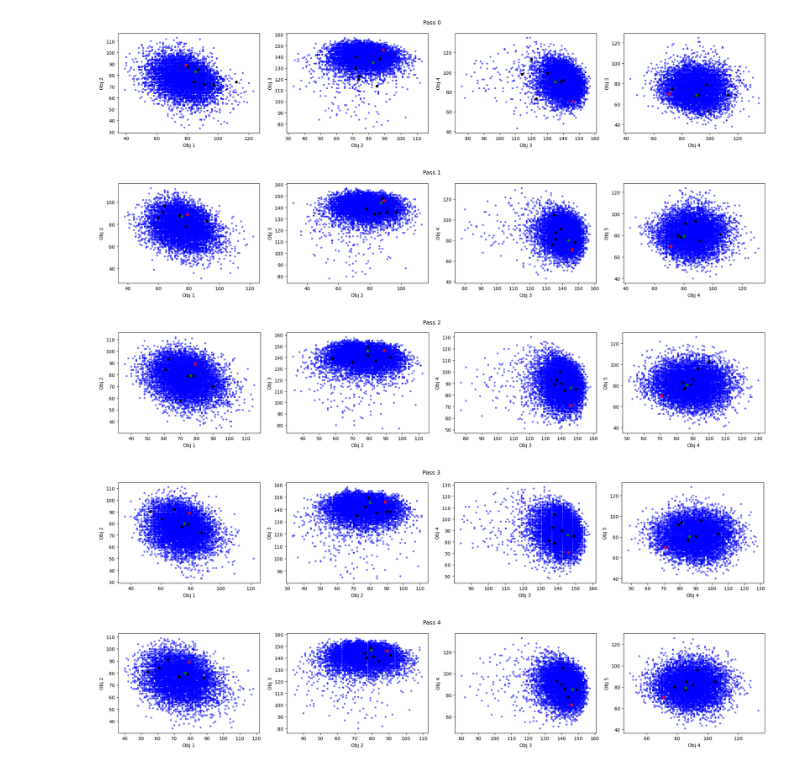
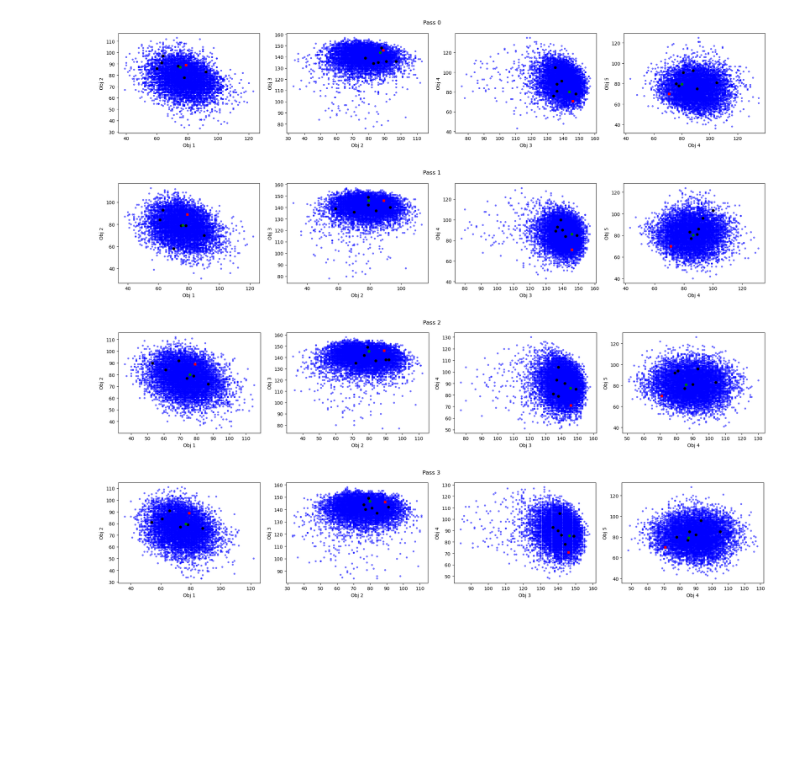
Before and after one commit to rameshsrinivasanuci/multiobjective, a Jupyter notebook: stimulate_human_guided_eda.ipynb, the cells around one changed output. Saved outputs shown, nothing was run; the diff lists cells and outputs as text; code cells hidden in the pictures; blank space fills up the shorter version.

```diff
--- a/stimulate_human_guided_eda.ipynb
+++ b/stimulate_human_guided_eda.ipynb
@@ -217,18 +288,20 @@ with open('data/eda_results/history_90bestother_weighted_2.pkl', 'wb') as f:
 100_best_2 : [76, 87, 92, 106, 82]
 # %%
-# with open('data/eda_results/history_90bestother_best.pkl', 'rb') as f:
-#     history = pickle.load(f)
-# ref_sol = np.array([79, 89, 146, 71, 70])
+max_passes = 5
+with open('data/eda_results/history_90bestother_weighted.pkl', 'rb') as f:
+    history = pickle.load(f)
+ref_sol = np.array([79, 89, 146, 71, 70])
+selected_sols_list = []
 aspi_sol_list = []
-selected_sols_list = []
-
-aspi_sol_list = []
+pf_dense_list = []
 for i in range(max_passes):
     history_pass = history[i]
     aspi_sol = history_pass['aspi_solution']
     aspi_sol_list.append(aspi_sol)
     selected_sols = history_pass['selected_solutions']
     selected_sols_list.append(selected_sols)
+    # pf_dense = history_pass['pf_dense']
+    # pf_dense_list.append(pf_dense)
 
     print(np.linalg.norm(aspi_sol - ref_sol))
 # %% [output]
@@ -264,8 +396,8 @@ for i in range(max_passes):
 # %%
 from matplotlib import pyplot as plt
 
-for i in range(max_passes):
-    with open(f'data/eda_results/eda_human_pass{i}_90bestother_weighted_2.pkl', 'rb') as f:
+for i in range(max_passes-1):
+    with open(f'data/eda_results/eda_human_pass{i}_90bestother_weighted.pkl', 'rb') as f:
         results = pickle.load(f)
 
     pf = results["converged_pf_table"][-1]
@@ -278,52 +410,55 @@ for i in range(max_passes):
 
     # ax0.plot(pf_actual[:, 3], pf_actual[:, 0], 'go', alpha=0.5, markersize=3)
     ax0.plot(pf[:, 0], pf[:, 1], 'bo', alpha=0.5, markersize=3)
+    # ax0.plot(pf_dense_list[i+1][:, 0], pf_dense_list[i+1][:, 1], 'ro', alpha=0.5, markersize=3)
     ax0.plot(ref_sol[0], ref_sol[1], 'rs', alpha=1, markersize=5)
-    ax0.plot(selected_sols_list[i][:, 0], selected_sols_list[i][:, 1], 'ko', alpha=1, markersize=5)
-    ax0.plot(aspi_sol_list[i][0], aspi_sol_list[i][1], 'go', alpha=1, markersize=5)
+    ax0.plot(selected_sols_list[i+1][:, 0], selected_sols_list[i+1][:, 1], 'ko', alpha=1, markersize=5)
+    ax0.plot(aspi_sol_list[i+1][0], aspi_sol_list[i+1][1], 'go', alpha=1, markersize=5)
     ax0.set_xlabel('Obj 1')
     ax0.set_ylabel('Obj 2')
     # ax0.set_ylim(30, 120)
     # ax0.set_xlim(35, 125)
 
     # ax1.plot(pf_actual[:, 3], pf_actual[:, 1], 'go', alpha=0.5, markersize=3)
     ax1.plot(pf[:, 1], pf[:, 2], 'bo', alpha=0.5, markersize=3)
+    # ax1.plot(pf_dense_list[i+1][:, 1], pf_dense_list[i+1][:, 2], 'ro', alpha=0.5, markersize=3)
     ax1.plot(ref_sol[1], ref_sol[2], 'rs', alpha=1, markersize=5)
-    ax1.plot(selected_sols_list[i][:, 1], selected_sols_list[i][:, 2], 'ko', alpha=1, markersize=5)
-    ax1.plot(aspi_sol_list[i][1], aspi_sol_list[i][2], 'go', alpha=1, markersize=5)
+    ax1.plot(selected_sols_list[i+1][:, 1], selected_sols_list[i+1][:, 2], 'ko', alpha=1, markersize=5)
+    ax1.plot(aspi_sol_list[i+1][1], aspi_sol_list[i+1][2], 'go', alpha=1, markersize=5)
     ax1.set_xlabel('Obj 2')
     ax1.set_ylabel('Obj 3')
     # ax1.set_ylim(75, 160)
     # ax1.set_xlim(25, 120)
 
     # ax2.plot(pf_actual[:, 3], pf_actual[:, 2], 'go', alpha=0.5, markersize=3)
     ax2.plot(pf[:, 2], pf[:, 3], 'bo', alpha=0.5, markersize=3)
+    # ax2.plot(pf_dense_list[i+1][:, 2], pf_dense_list[i+1][:, 3], 'ro', alpha=0.5, markersize=3)
     ax2.plot(ref_sol[2], ref_sol[3], 'rs', alpha=1, markersize=5)
-    ax2.plot(selected_sols_list[i][:, 2], selected_sols_list[i][:, 3], 'ko', alpha=1, markersize=5)
-    ax2.plot(aspi_sol_list[i][2], aspi_sol_list[i][3], 'go', alpha=1, markersize=5)
+    ax2.plot(selected_sols_list[i+1][:, 2], selected_sols_list[i+1][:, 3], 'ko', alpha=1, markersize=5)
+    ax2.plot(aspi_sol_list[i+1][2], aspi_sol_list[i+1][3], 'go', alpha=1, markersize=5)
     ax2.set_xlabel('Obj 3')
     ax2.set_ylabel('Obj 4')
     # ax2.set_ylim(35, 135)
     # ax2.set_xlim(70, 160)
 
     # ax3.plot(pf_actual[:, 3], pf_actual[:, 4], 'go', alpha=0.5, markersize=3)
     ax3.plot(pf[:, 3], pf[:, 4], 'bo', alpha=0.5, markersize=3)
+    # ax3.plot(pf_dense_list[i+1][:, 3], pf_dense_list[i+1][:, 4], 'ro', alpha=0.5, markersize=3)
     ax3.plot(ref_sol[3], ref_sol[4], 'rs', alpha=1, markersize=5)
-    ax3.plot(selected_sols_list[i][:, 3], selected_sols_list[i][:, 4], 'ko', alpha=1, markersize=5)
-    ax3.plot(aspi_sol_list[i][3], aspi_sol_list[i][4], 'go', alpha=1, markersize=5)
+    ax3.plot(selected_sols_list[i+1][:, 3], selected_sols_list[i+1][:, 4], 'ko', alpha=1, markersize=5)
+    ax3.plot(aspi_sol_list[i+1][3], aspi_sol_list[i+1][4], 'go', alpha=1, markersize=5)
     ax3.set_xlabel('Obj 4')
     ax3.set_ylabel('Obj 5')
     # ax3.set_ylim(35, 125)
     # ax3.set_xlim(35, 140)
 
     fig.suptitle(f'Pass {i}')
     fig.tight_layout()
     plt.show()
 # %% [output]
-[figure, old version]
+[figure, new version]
-[figure, old version]
+[figure, new version]
-[figure, old version]
+[figure, new version]
-[figure, old version]
+[figure, new version]
-[figure, removed]
 # %%
 plt.close()
```
Also changed, not shown: parts of 7 cells of this notebook, 1 other file.
